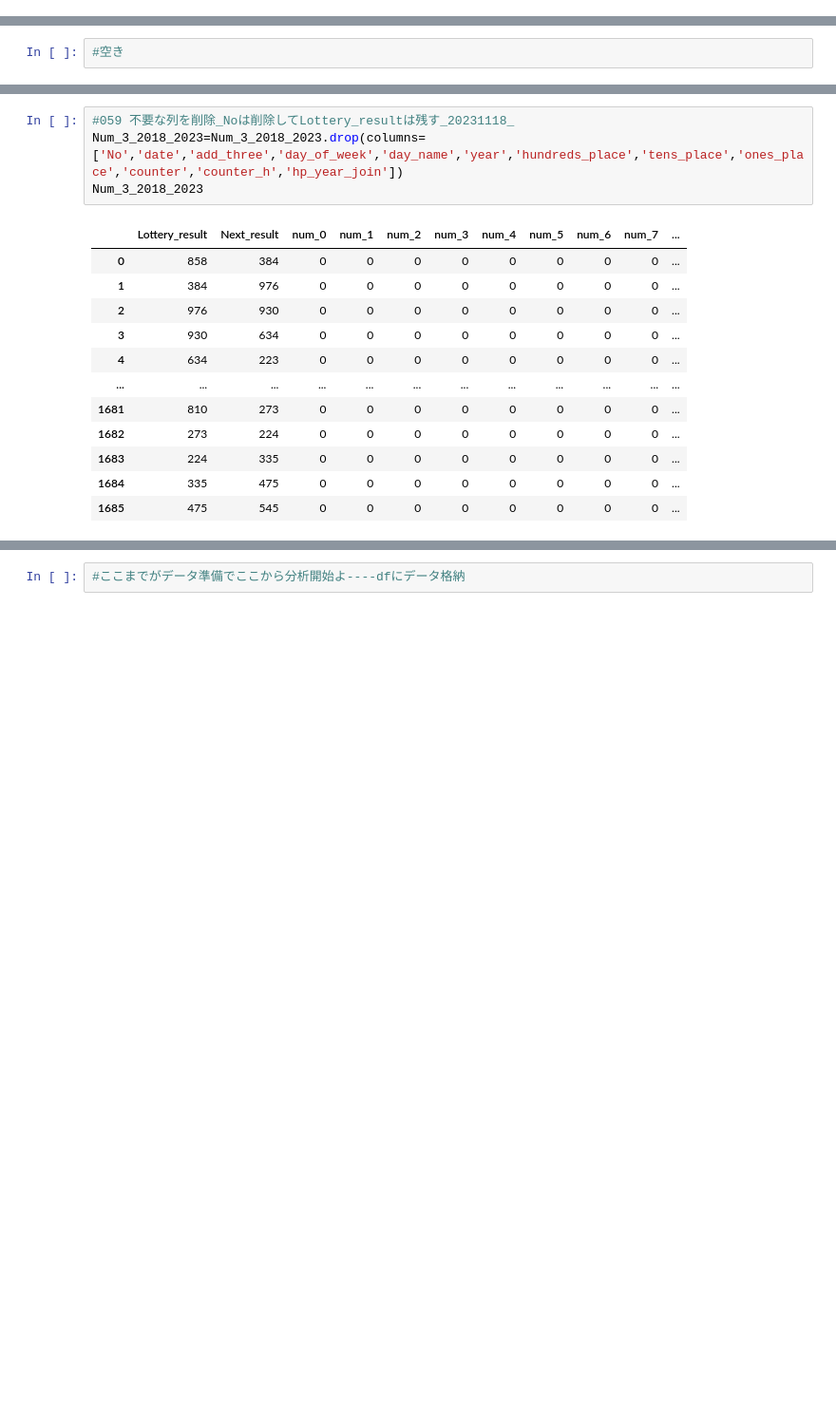
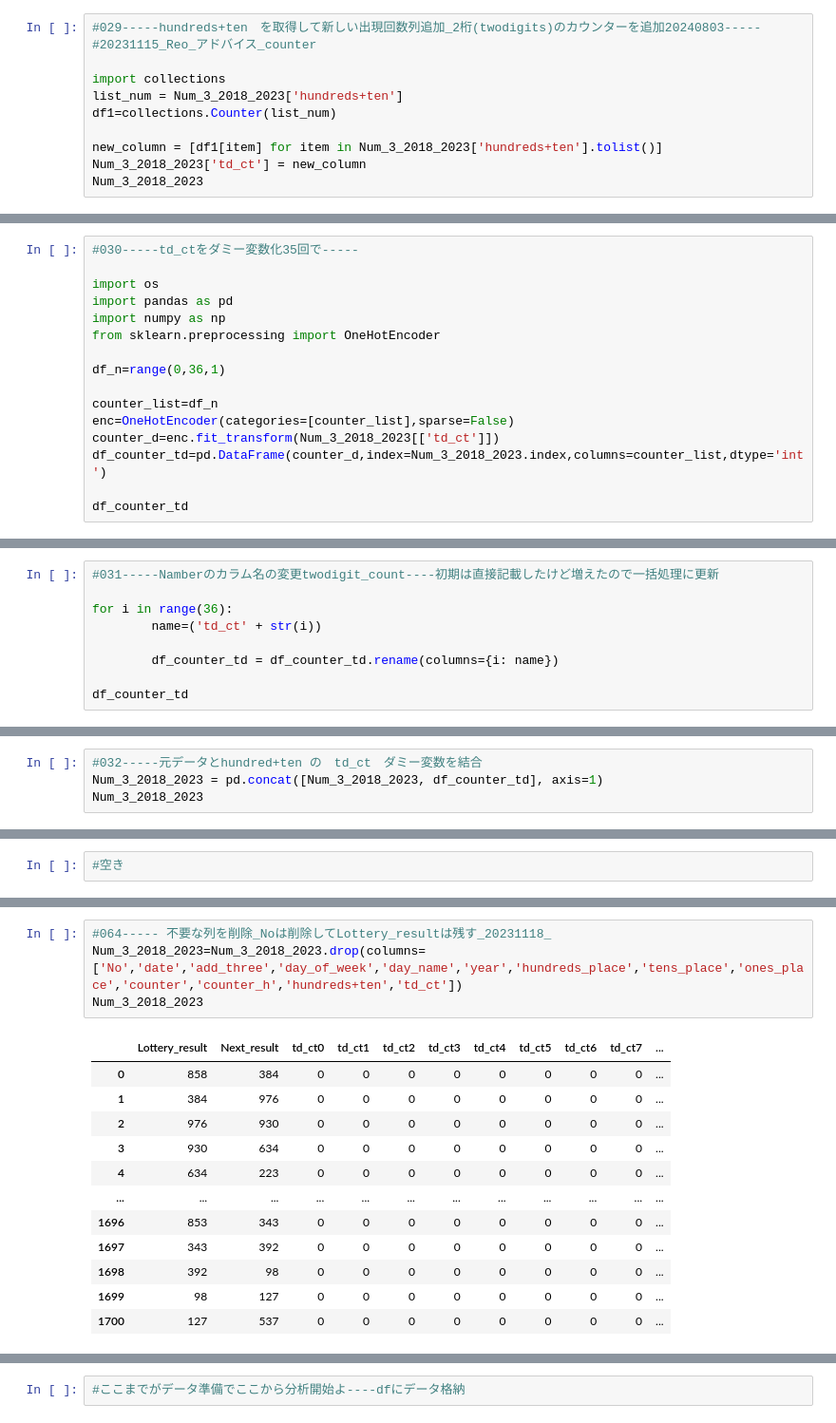
Before and after one commit to yyoshikun/workdir, a Jupyter notebook: Num_3_challenge_5.ipynb, the cells around one changed output, grey strips where cells are left out. Shown at 95% size. Saved outputs shown, nothing was run; the diff lists cells and outputs as text; blank space fills up the shorter version.

Commit message:
20240803_twodigits

```diff
--- a/Num_3_challenge_5.ipynb
+++ b/Num_3_challenge_5.ipynb
@@ -1263,0 +445,11 @@ Num_3_2018_2023
+# %%
+#029-----hundreds+ten　を取得して新しい出現回数列追加_2桁(twodigits)のカウンターを追加20240803-----
+#20231115_Reo_アドバイス_counter
+
+import collections
+list_num = Num_3_2018_2023['hundreds+ten']
+df1=collections.Counter(list_num)
+
+new_column = [df1[item] for item in Num_3_2018_2023['hundreds+ten'].tolist()]
+Num_3_2018_2023['td_ct'] = new_column
+Num_3_2018_2023
@@ -1263,0 +470,16 @@ Num_3_2018_2023
+# %%
+#030-----td_ctをダミー変数化35回で-----
+
+import os
+import pandas as pd
+import numpy as np
+from sklearn.preprocessing import OneHotEncoder
+
+df_n=range(0,36,1)
+
+counter_list=df_n
+enc=OneHotEncoder(categories=[counter_list],sparse=False)
+counter_d=enc.fit_transform(Num_3_2018_2023[['td_ct']])
+df_counter_td=pd.DataFrame(counter_d,index=Num_3_2018_2023.index,columns=counter_list,dtype='int')
+
+df_counter_td
@@ -1263,0 +500,9 @@ Num_3_2018_2023
+# %%
+#031-----Namberのカラム名の変更twodigit_count----初期は直接記載したけど増えたので一括処理に更新
+
+for i in range(36):
+        name=('td_ct' + str(i))
+
+        df_counter_td = df_counter_td.rename(columns={i: name})
+
+df_counter_td
@@ -1263,0 +523,4 @@ Num_3_2018_2023
+# %%
+#032-----元データとhundred+ten の　td_ct　ダミー変数を結合
+Num_3_2018_2023 = pd.concat([Num_3_2018_2023, df_counter_td], axis=1)
+Num_3_2018_2023
@@ -1354,17 +1224,17 @@ Num_3_2018_2023
 # %%
-#059 不要な列を削除_Noは削除してLottery_resultは残す_20231118_
-Num_3_2018_2023=Num_3_2018_2023.drop(columns=['No','date','add_three','day_of_week','day_name','year','hundreds_place','tens_place','ones_place','counter','counter_h','hp_year_join'])
+#064----- 不要な列を削除_Noは削除してLottery_resultは残す_20231118_
+Num_3_2018_2023=Num_3_2018_2023.drop(columns=['No','date','add_three','day_of_week','day_name','year','hundreds_place','tens_place','ones_place','counter','counter_h','hundreds+ten','td_ct'])
 Num_3_2018_2023
 # %% [output]
-|  | Lottery_result | Next_result | num_0 | num_1 | num_2 | num_3 | num_4 | num_5 | num_6 | num_7 | ... |
+|  | Lottery_result | Next_result | td_ct0 | td_ct1 | td_ct2 | td_ct3 | td_ct4 | td_ct5 | td_ct6 | td_ct7 | ... |
 | 0 | 858 | 384 | 0 | 0 | 0 | 0 | 0 | 0 | 0 | 0 | ... |
 | 1 | 384 | 976 | 0 | 0 | 0 | 0 | 0 | 0 | 0 | 0 | ... |
 | 2 | 976 | 930 | 0 | 0 | 0 | 0 | 0 | 0 | 0 | 0 | ... |
 | 3 | 930 | 634 | 0 | 0 | 0 | 0 | 0 | 0 | 0 | 0 | ... |
 | 4 | 634 | 223 | 0 | 0 | 0 | 0 | 0 | 0 | 0 | 0 | ... |
 | ... | ... | ... | ... | ... | ... | ... | ... | ... | ... | ... | ... |
-| 1681 | 810 | 273 | 0 | 0 | 0 | 0 | 0 | 0 | 0 | 0 | ... |
-| 1682 | 273 | 224 | 0 | 0 | 0 | 0 | 0 | 0 | 0 | 0 | ... |
-| 1683 | 224 | 335 | 0 | 0 | 0 | 0 | 0 | 0 | 0 | 0 | ... |
-| 1684 | 335 | 475 | 0 | 0 | 0 | 0 | 0 | 0 | 0 | 0 | ... |
-| 1685 | 475 | 545 | 0 | 0 | 0 | 0 | 0 | 0 | 0 | 0 | ... |
+| 1696 | 853 | 343 | 0 | 0 | 0 | 0 | 0 | 0 | 0 | 0 | ... |
+| 1697 | 343 | 392 | 0 | 0 | 0 | 0 | 0 | 0 | 0 | 0 | ... |
+| 1698 | 392 | 98 | 0 | 0 | 0 | 0 | 0 | 0 | 0 | 0 | ... |
+| 1699 | 98 | 127 | 0 | 0 | 0 | 0 | 0 | 0 | 0 | 0 | ... |
+| 1700 | 127 | 537 | 0 | 0 | 0 | 0 | 0 | 0 | 0 | 0 | ... |
```
Also changed, not shown: parts of 113 cells of this notebook, 6 other files.
